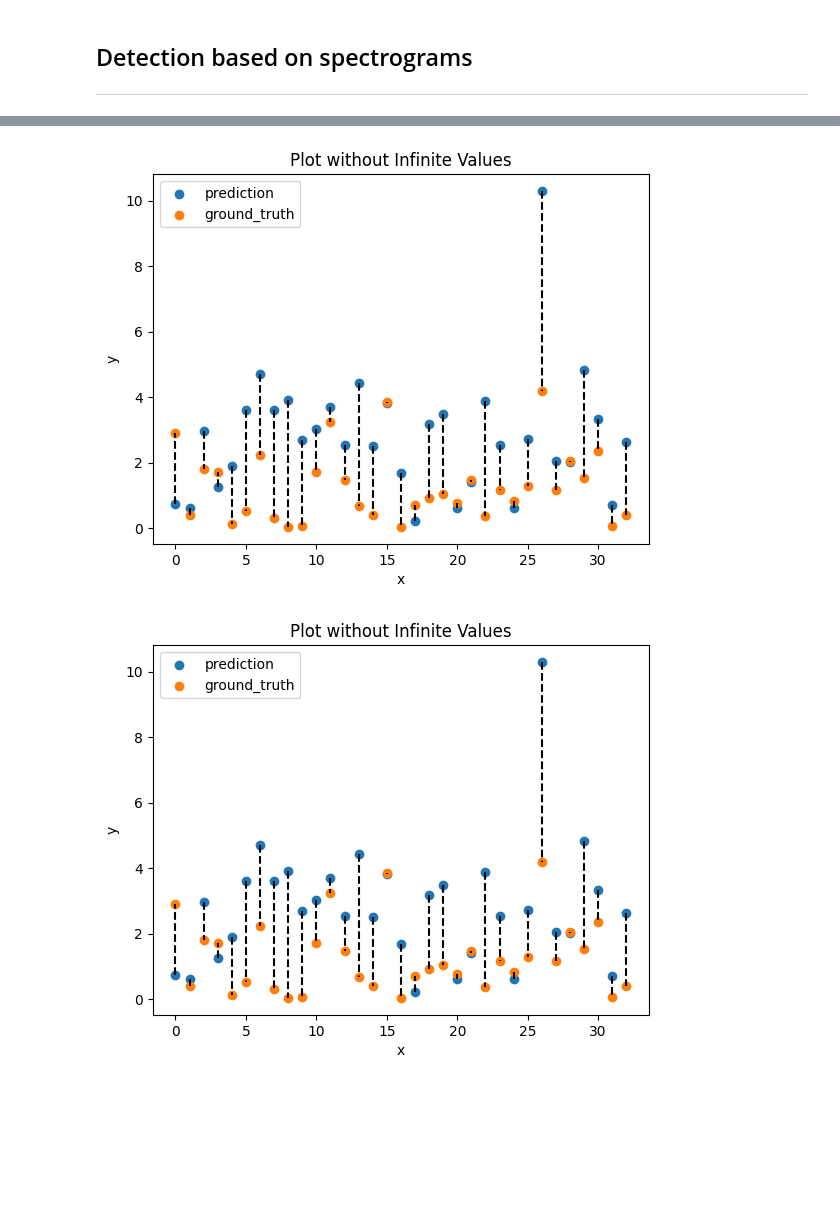
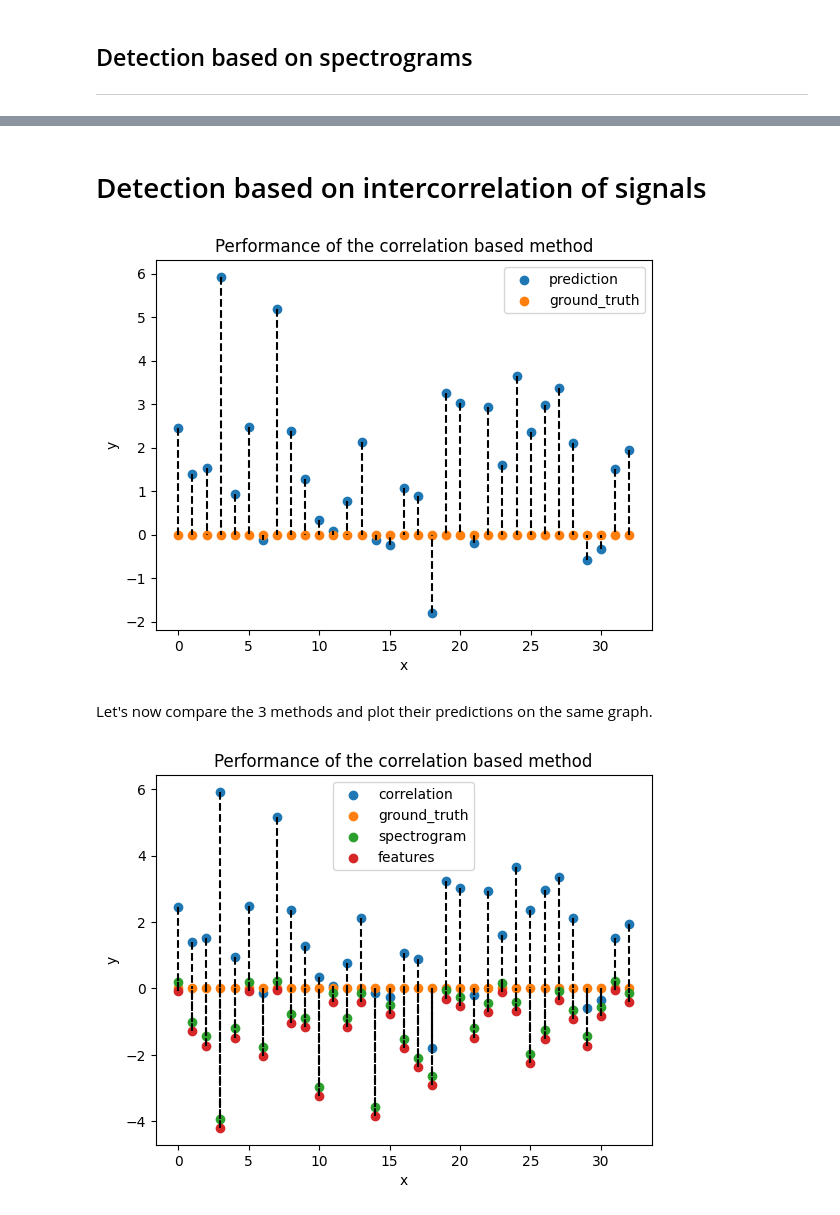
Before and after one commit to centralelyon/Sound-Detection, a Jupyter notebook: 3_Sound_detection.ipynb, the cells around one changed output, grey strips where cells are left out. Drawn from its saved outputs; the diff is of its cells as text; code cells hidden in the pictures; blank space fills up the shorter version.

Commit message:
add performance  notebook

```diff
--- a/3_Sound_detection.ipynb
+++ b/3_Sound_detection.ipynb
@@ -186,24 +82,15 @@ First, let's write a function that enables us to generate the features of a spec
 import soundfile as sf
 def generate_features(file_path):
     # Load the audio file
-    audio, sr = sf.read(file_path)
+    audio, sr = librosa.load(file_path)
 
     # Extract features
-    chroma_stft = librosa.feature.chroma_stft(S=audio, sr=sr)
+    chroma_stft = librosa.feature.chroma_stft(y=audio, sr=sr)
     spectral_centroid = librosa.feature.spectral_centroid(y=audio, sr=sr)
     spectral_bandwidth = librosa.feature.spectral_bandwidth(y=audio, sr=sr)
     spectral_rolloff = librosa.feature.spectral_rolloff(y=audio, sr=sr)
     rms = librosa.feature.rms(y=audio)
     zero_crossing_rate = librosa.feature.zero_crossing_rate(audio)
-
-    # Resize the features to the desired shape
-    chroma_stft = resize_feature(chroma_stft, (136, 48))
-    spectral_centroid = resize_feature(spectral_centroid, (136, 48))
-    spectral_bandwidth = resize_feature(spectral_bandwidth, (136, 48))
-    spectral_rolloff = resize_feature(spectral_rolloff, (136, 48))
-    rms = resize_feature(rms, (136, 48))
-    zero_crossing_rate = resize_feature(zero_crossing_rate, (136, 48))
-
     # Concatenate the features into a single feature vector
     feature_vector = np.concatenate(
         (chroma_stft, spectral_centroid, spectral_bandwidth, spectral_rolloff, rms, zero_crossing_rate),
@@ -211,12 +98,6 @@ def generate_features(file_path):
     )
 
     return feature_vector
-
-def resize_feature(feature, target_shape):
-    # Use numpy's resize function to resize the feature
-    resized_feature = np.resize(feature, target_shape)
-
-    return resized_feature
 # %%
 data_path_in="./test/"
 video = cv2.VideoCapture(data_path_in+"000007.mp4")
@@ -332,0 +286,2 @@ predicted_first_ball_bounces
+# %% [markdown]
+# Detection based on intercorrelation of signals
@@ -333,20 +311,20 @@ predicted_first_ball_bounces
 # %%
 import matplotlib.pyplot as plt
 
-x_coords = range(len(predicted_first_ball_bounces))
+x_coords = range(len(predicted_first_ball_bounces_correlation))
 
 # Generate the plot
-plt.scatter(x_coords, predicted_first_ball_bounces,label="prediction")
+plt.scatter(x_coords, predicted_first_ball_bounces_correlation,label="prediction")
 plt.scatter(x_coords, real_first_ball_bounces,label="ground_truth")
 plt.xlabel('x')
 plt.ylabel('y')
 plt.legend()
-plt.title('Plot without Infinite Values')
+plt.title('Performance of the correlation based method')
 
 # Link points with the same x-coordinates
-for x, predicted_y, real_y in zip(x_coords, predicted_first_ball_bounces, real_first_ball_bounces):
+for x, predicted_y, real_y in zip(x_coords, predicted_first_ball_bounces_correlation, real_first_ball_bounces):
     plt.plot([x, x], [predicted_y, real_y], 'k--')
 
 plt.show()
 # %% [output]
-[figure, old version]
+[figure, new version]
@@ -380,20 +331,26 @@ for video_path in os.listdir("./test"):
+# %% [markdown]
+Let's now compare the 3 methods and plot their predictions on the same graph.
 # %%
-import matplotlib.pyplot as plt
-
-x_coords = range(len(predicted_first_ball_bounces))
+x_coords = range(len(predicted_first_ball_bounces_correlation))
 
 # Generate the plot
-plt.scatter(x_coords, predicted_first_ball_bounces,label="prediction")
+plt.scatter(x_coords, predicted_first_ball_bounces_correlation,label="correlation")
 plt.scatter(x_coords, real_first_ball_bounces,label="ground_truth")
+plt.scatter(x_coords, predicted_first_ball_bounces_spec,label="spectrogram")
+plt.scatter(x_coords, feature_extraction_based_detection,label="features")
 plt.xlabel('x')
 plt.ylabel('y')
 plt.legend()
-plt.title('Plot without Infinite Values')
+plt.title('Performance of the correlation based method')
 
 # Link points with the same x-coordinates
-for x, predicted_y, real_y in zip(x_coords, predicted_first_ball_bounces, real_first_ball_bounces):
+for x, predicted_y, real_y in zip(x_coords, predicted_first_ball_bounces_correlation, real_first_ball_bounces):
+    plt.plot([x, x], [predicted_y, real_y], 'k--')
+for x, predicted_y, real_y in zip(x_coords, feature_extraction_based_detection, real_first_ball_bounces):
+    plt.plot([x, x], [predicted_y, real_y], 'k--')
+for x, predicted_y, real_y in zip(x_coords, predicted_first_ball_bounces_spec, real_first_ball_bounces):
     plt.plot([x, x], [predicted_y, real_y], 'k--')
 
 plt.show()
 # %% [output]
-[figure, old version]
+[figure, new version]
```
Also changed, not shown: parts of 23 cells of this notebook.
